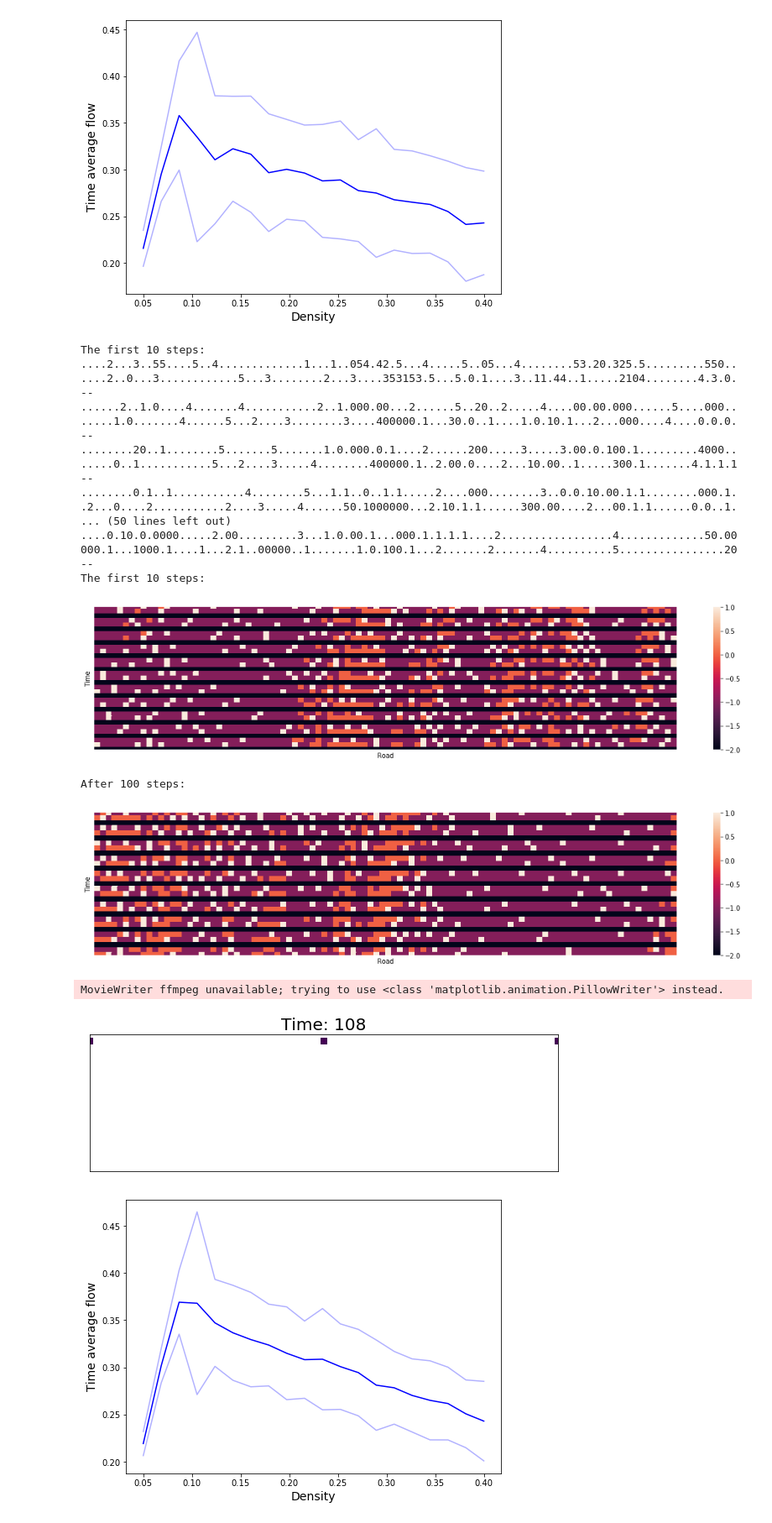
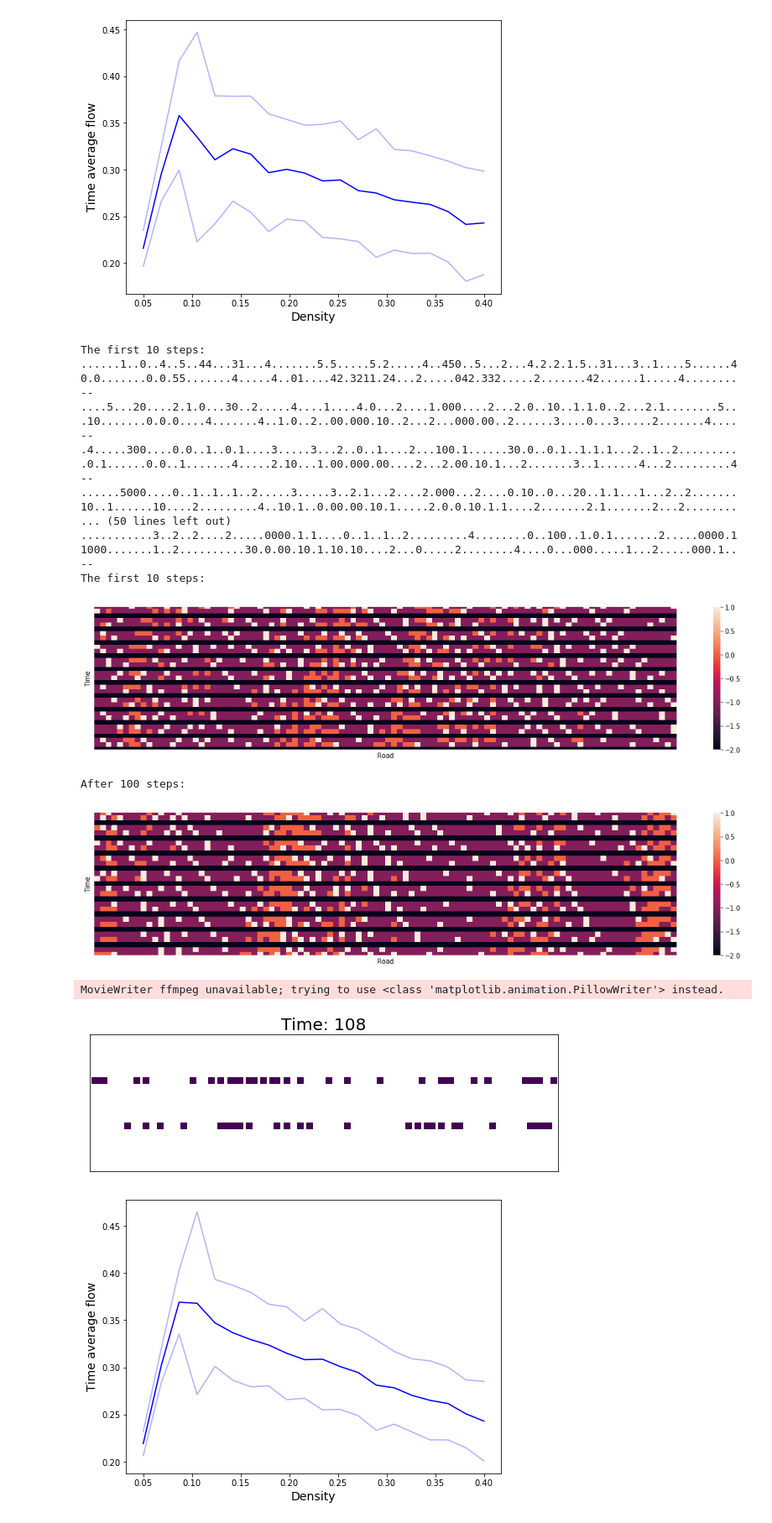
Before and after one commit to quachhungvietnam/CS166_Simulation, a Jupyter notebook: Traffic_Simulation/Assignment 2 _ Traffic Simulation.ipynb, the cells around one changed output. Shown at 84% size. Drawn from its saved outputs; the diff is of its cells as text; code cells hidden in the pictures.

Commit message:
two lane animation

```diff
--- a/Traffic_Simulation/Assignment 2 _ Traffic Simulation.ipynb
+++ b/Traffic_Simulation/Assignment 2 _ Traffic Simulation.ipynb
@@ -194,6 +194,7 @@ repeat = 50
 sim = TrafficSimulation(car_density = 0.3, num_lanes = 1)
 data_first_20_steps = []
 data_later_steps = []
+data_for_video = []
 
 for i in range(120):
     if i == 0:
@@ -208,10 +209,9 @@ for i in range(120):
     elif i >= 100:
         display = True
         data_later_steps.append(sim.current_state[0])
-
     else:
         display = False
-
+    data_for_video.append(sim.current_state[0])
     sim.update(display = display)
 # %% [output]
 The first 20 steps:
@@ -260,23 +260,25 @@ def animate_states(data_heat_map, video_name='first_video', num_lanes=1):
         #print(len(data_heat_map[time]))
         ax.set_xticks([])
         ax.set_yticks([])
-        ax.set_xlim((0,len(data_heat_map[time])))
         if num_lanes == 1:
+            ax.set_xlim((0,len(data_heat_map[time])))
             temp_state = data_heat_map[time]
             temp_state = np.where(temp_state<=-1, np.nan, temp_state)
             temp_state = np.where(temp_state>-1, 1, temp_state)
             im = ax.scatter(range(len(temp_state)), [1]*len(temp_state),
                             c=temp_state, marker='s', s=50)
         if num_lanes > 1:
+            ax.set_xlim((0,len(data_heat_map[time][0])))
+            ax.set_ylim((-1,num_lanes))
             for i, temp_state in enumerate(data_heat_map[time]):
                 temp_state = np.where(temp_state<=-1, np.nan, temp_state)
                 temp_state = np.where(temp_state>-1, 1, temp_state)
-                im = ax.scatter(range(len(temp_state)), [i+0.5]*len(temp_state),
+                im = ax.scatter(range(len(temp_state)), [i]*len(temp_state),
                                 c=temp_state, marker='s', s=50)
         return im,
 
     animation = anim.FuncAnimation(fig, update, frames=range(0,len(data_heat_map)-1),blit=False)
-    animation.save(f'Results/{video_name}.gif', fps=2, dpi=160)
+    animation.save(f'Results/{video_name}.gif', fps=3, dpi=160)
     del animation
 # %%
 #The first 20 steps:
@@ -338,7 +340,7 @@ interval_result(time_average_flow_1, std_array_1, fig_title='One_lane_time_avera
 # %% [output]
 [figure]
 # %%
-def two_lane_visualization(sim, video_name='None'):
+def two_lane_visualization(sim, video_name='first_video'):
     data_first_10_steps = []
     data_later_steps = []
     boundary = np.repeat(-2, sim.length)
@@ -376,33 +378,33 @@ def two_lane_visualization(sim, video_name='None'):
     print("After 100 steps: ")
     state_visualize(data_later_steps)
 
-    animate_states(data_for_video, video_name='first_video', num_lanes=2)
+    animate_states(data_for_video, video_name=video_name, num_lanes=2)
 # %%
-sim = TrafficSimulation(num_lanes = 2)
-two_lane_visualization(sim)
+sim = TrafficSimulation(car_density=0.3, num_lanes=2)
+two_lane_visualization(sim, video_name='two_lane')
 # %% [output]
 The first 10 steps:
-....2...3..55....5..4.............1...1..054.42.5...4.....5..05...4........53.20.325.5.........550..
-....2..0...3............5...3........2...3....353153.5...5.0.1....3..11.44..1.....2104........4.3.0.
+......1..0..4..5..44...31...4.......5.5.....5.2.....4..450..5...2...4.2.2.1.5..31...3..1....5......4
+0.0.......0.0.55.......4.....4..01....42.3211.24...2.....042.332.....2.......42......1.....4........
 --
-......2..1.0....4.......4...........2..1.000.00...2......5..20..2.....4....00.00.000......5....000..
-.....1.0.......4......5...2....3........3....400000.1...30.0..1....1.0.10.1...2...000....4....0.0.0.
+....5...20....2.1.0...30..2.....4....1....4.0...2....1.000....2...2.0..10..1.1.0..2...2.1........5..
+.10.......0.0.0....4.......4..1.0..2..00.000.10..2...2...000.00..2......3....0...3.....2.......4....
 --
-........20..1........5.......5.......1.0.000.0.1....2......200.....3.....3.00.0.100.1.........4000..
-.....0..1...........5...2....3.....4........400000.1..2.00.0....2...10.00..1.....300.1.......4.1.1.1
+.4.....300....0.0..1..0.1....3.....3...2..0..1....2...100.1......30.0..0.1..1.1.1...2..1..2.........
+.0.1......0.0..1.......4.....2.10...1.00.000.00....2...2.00.10.1...2.......3..1......4...2.........4
 --
-........0.1..1...........4........5...1.1..0..1.1.....2....000........3..0.0.10.00.1.1........000.1.
-.2...0....2...........2....3.....4......50.1000000...2.10.1.1......300.00....2...00.1.1......0.0..1.
+......5000....0..1..1..1..2.....3.....3..2.1...2....2.000...2....0.10..0...20..1.1...1...2..2.......
+10..1......10....2.........4..10.1..0.00.00.10.1.....2.0.0.10.1.1....2.......2.1.......2...2........
 ... (50 lines left out)
-....0.10.0.0000.....2.00.........3...1.0.00.1...000.1.1.1.1....2.................4.............50.00
-000.1...1000.1....1...2.1..00000..1.......1.0.100.1...2.......2.......4..........5................20
+...........3..2..2....2.....0000.1.1....0..1..1..2.........4........0..100..1.0.1.......2.....0000.1
+1000.......1..2..........30.0.00.10.1.10.10....2...0.....2........4....0...000.....1...2.....000.1..
 --
 The first 10 steps:
-[figure, old version]
+[figure, new version]
 After 100 steps:
-[figure, old version]
+[figure, new version]
 MovieWriter ffmpeg unavailable; trying to use <class 'matplotlib.animation.PillowWriter'> instead.
-[figure, old version]
+[figure, new version]
 # %%
 #Two-lane model analysis:
 time_average_flow_2 = []
```
Also changed, not shown: parts of 5 cells of this notebook, 3 other files.
